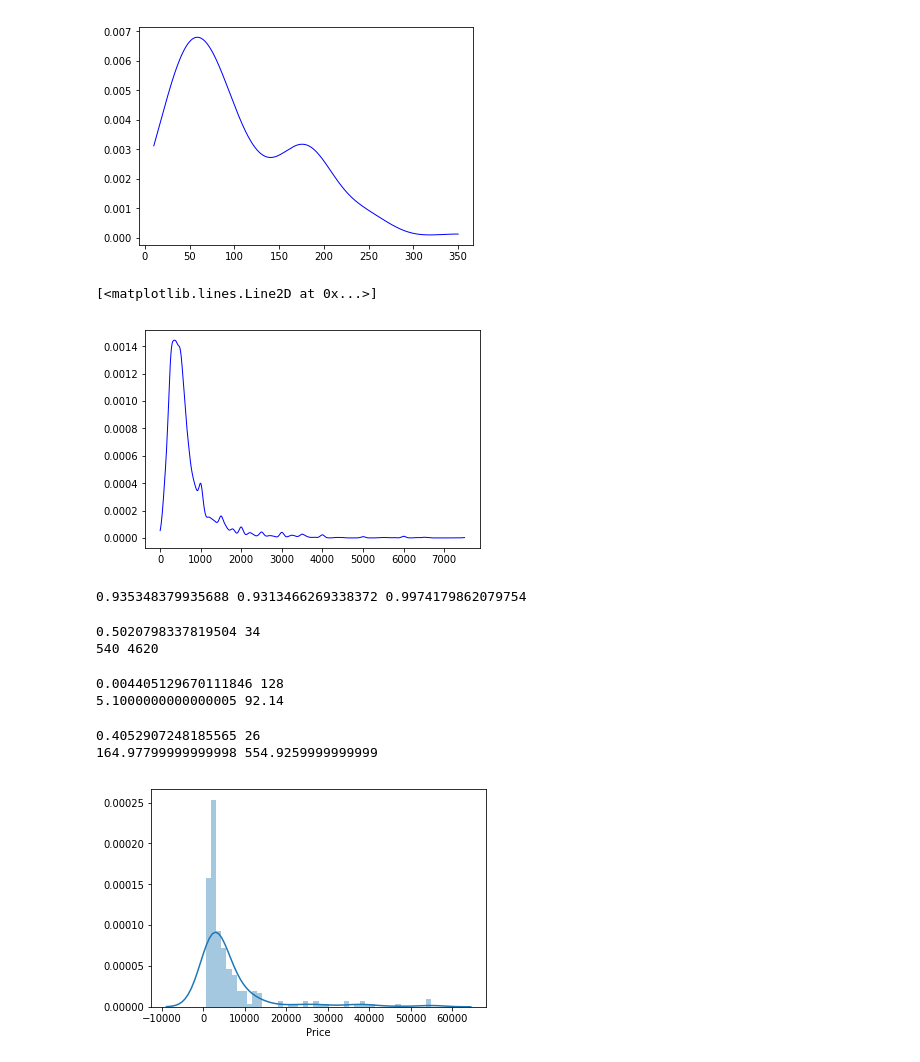
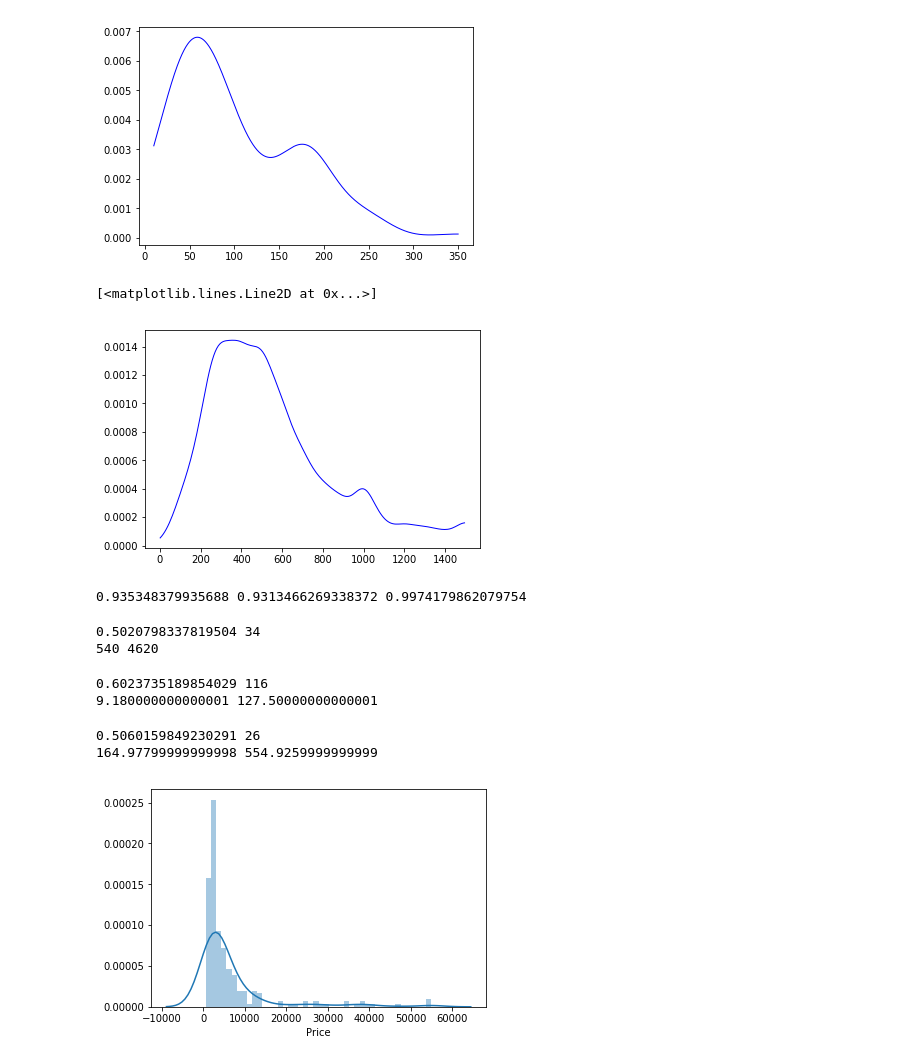
Before and after one commit to princeofpython/IndiaMart-Hackathon-2k19, a Jupyter notebook: phase1.ipynb, the cells around one changed output. Drawn from its saved outputs; the diff is of its cells as text; code cells hidden in the pictures.

```diff
--- a/phase1.ipynb
+++ b/phase1.ipynb
@@ -186,15 +188,18 @@ plt.plot(y_grid1, pdf1, color='blue', alpha=1, lw=1)
 # %%
 y_grid2=np.linspace(np.amin(npa2),np.amax(npa2),1000)
 ideal2=1.06*(np.std(npa2))*((len(npa2)**(-1/5)))
 pdf2 = kde_scipy(npa2, y_grid2, bandwidth=ideal1*1.8)
-plt.plot(y_grid2, pdf2, color='blue', alpha=1, lw=1)
+plt.plot(y_grid2[:200], pdf2[:200], color='blue', alpha=1, lw=1)
 # %% [output]
 [<matplotlib.lines.Line2D at 0x...>]
-[figure, old version]
+[figure, new version]
-# %%
-print(np.sum(pdf)*60,np.sum(pdf1)*((np.amax(npa1)-np.amin(npa1))/1000),np.sum(pdf2)*((np.amax(npa2)-np.amin(npa2))/1000))
-# %% [output]
-0.935348379935688 0.9313466269338372 0.9974179862079754
+# %%
+w=60
+w1=(np.amax(npa1)-np.amin(npa1))/1000
+w2=(np.amax(npa2)-np.amin(npa2))/1000
+print(np.sum(pdf)*60,np.sum(pdf1)*w1,np.sum(pdf2)*w2)
+# %% [output]
+0.935348379935688 0.9313466269338372 0.9974179862079754
 # %%
 f_peak=argrelextrema(pdf, np.greater)[0][0]
 for q in range(f_peak):
@@ -209,22 +214,22 @@ print((f_peak-q)*60,(f_peak+q)*60)
 f_peak1=argrelextrema(pdf1, np.greater)[0][0]
 q=0
 for q in range(f_peak1):
-  if np.sum(pdf1[f_peak1-q:f_peak1+q])*((np.amax(npa1)-np.amin(npa1))/1000) > 0.5:
-    print(np.sum(pdf[f_peak1-q:f_peak1+q])*((np.amax(npa1)-np.amin(npa1))/1000),q)
+  if np.sum(pdf1[f_peak1-q:f_peak1+2*q])*w1 > 0.5:
+    print(np.sum(pdf1[f_peak1-q:f_peak1+2*q])*w1,q)
     break
-print((f_peak1-q)*((np.amax(npa1)-np.amin(npa1))/1000),(f_peak1+q)*((np.amax(npa1)-np.amin(npa1))/1000))
+print((f_peak1-q)*w1,(f_peak1+2*q)*w1)
 # %% [output]
-0.004405129670111846 128
-5.1000000000000005 92.14
+0.6023735189854029 116
+9.180000000000001 127.50000000000001
 # %%
 f_peak2=argrelextrema(pdf2, np.greater)[0][0]
 for q in range(f_peak2):
-  if np.sum(pdf2[f_peak2-q:f_peak2+q])*((np.amax(npa2)-np.amin(npa2))/1000) > 0.5:
-    print(np.sum(pdf[f_peak2-q:f_peak2+q])*,q)
+  if np.sum(pdf2[f_peak2-q:f_peak2+q])*w2 > 0.5:
+    print(np.sum(pdf2[f_peak2-q:f_peak2+q])*w2,q)
     break
-print((f_peak2-q)*((np.amax(npa2)-np.amin(npa2))/1000),(f_peak2+q)*((np.amax(npa2)-np.amin(npa2))/1000))
+print((f_peak2-q)*w2,(f_peak2+q)*w2)
 # %% [output]
-0.4052907248185565 26
+0.5060159849230291 26
 164.97799999999998 554.9259999999999
 # %%
 sns.distplot(drilldf['Price'][1:]);
```
Also changed, not shown: parts of 1 cell of this notebook.
